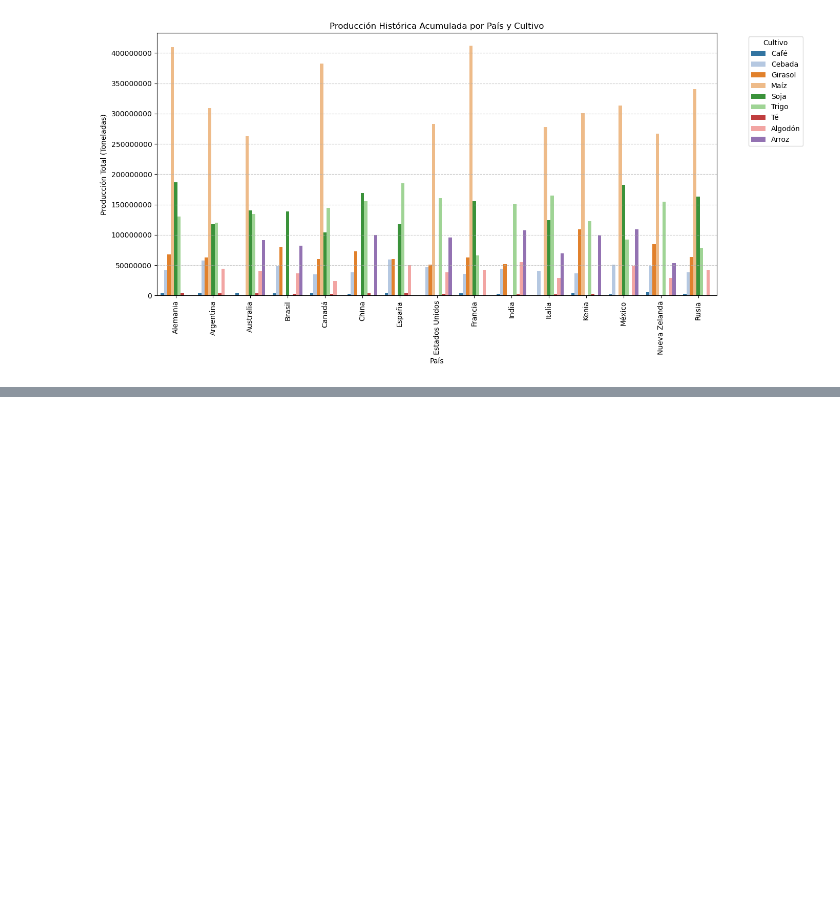
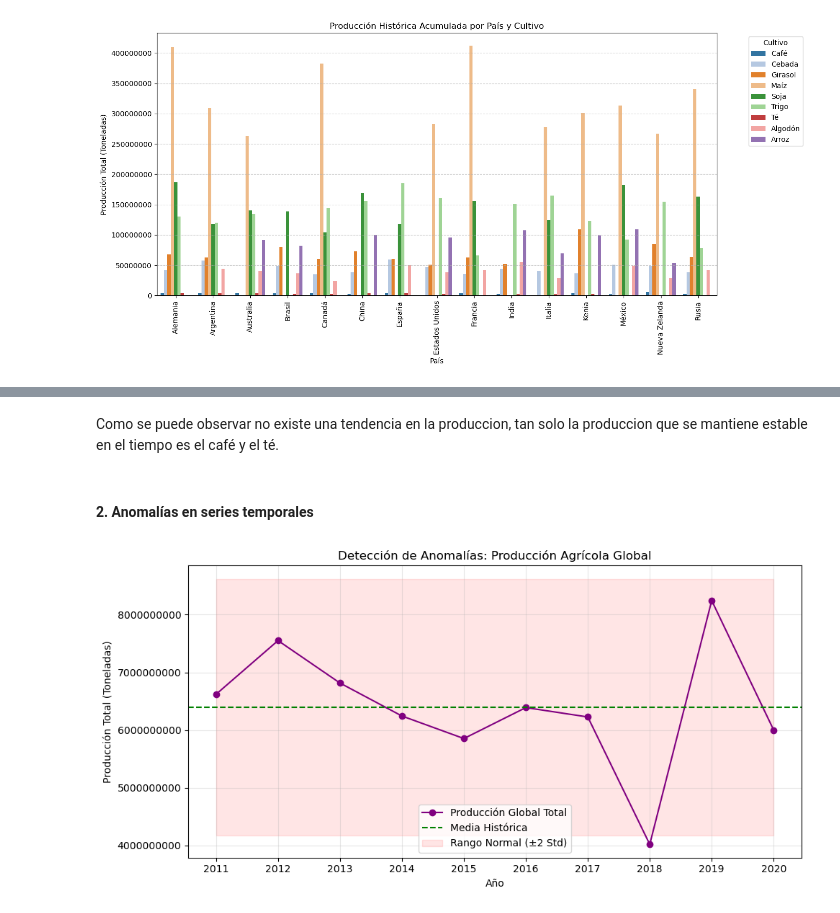
Before and after one commit to ccp0897/Agricultura-y-Ganader-a-Global, a Jupyter notebook: EDA_datosEstructurados.ipynb, the cells around one changed output, grey strips where cells are left out. Drawn from its saved outputs; the diff is of its cells as text; code cells hidden in the pictures; blank space fills up the shorter version.

```diff
--- a/EDA_datosEstructurados.ipynb
+++ b/EDA_datosEstructurados.ipynb
@@ -252,0 +236,26 @@ plt.show()
+# %% [markdown]
+Como se puede observar no existe una tendencia en la produccion, tan solo la produccion que se mantiene estable en el tiempo es el café y el té.
+# %% [markdown]
+#### 2. Anomalías en series temporales
+# %%
+# Agrupamos la producción global total por año
+tendencia_global = df_agri.groupby('anio')['produccion_ton'].sum().reset_index()
+
+media_global = tendencia_global['produccion_ton'].mean()
+std_global = tendencia_global['produccion_ton'].std()
+
+plt.figure(figsize=(10, 5))
+plt.plot(tendencia_global['anio'], tendencia_global['produccion_ton'], marker='o', color='purple', label='Producción Global Total')
+plt.axhline(media_global, color='green', linestyle='--', label='Media Histórica')
+plt.fill_between(tendencia_global['anio'], media_global - 2*std_global, media_global + 2*std_global, color='red', alpha=0.1, label='Rango Normal (±2 Std)')
+plt.title('Detección de Anomalías: Producción Agrícola Global')
+plt.xlabel('Año')
+plt.ylabel('Producción Total (Toneladas)')
+plt.xticks(range(2011, 2021))
+plt.ticklabel_format(style='plain', axis='y')
+plt.legend()
+plt.grid(True, alpha=0.3)
+plt.tight_layout()
+plt.show()
+# %% [output]
+[figure, added]
```
Also changed, not shown: parts of 15 cells of this notebook.
